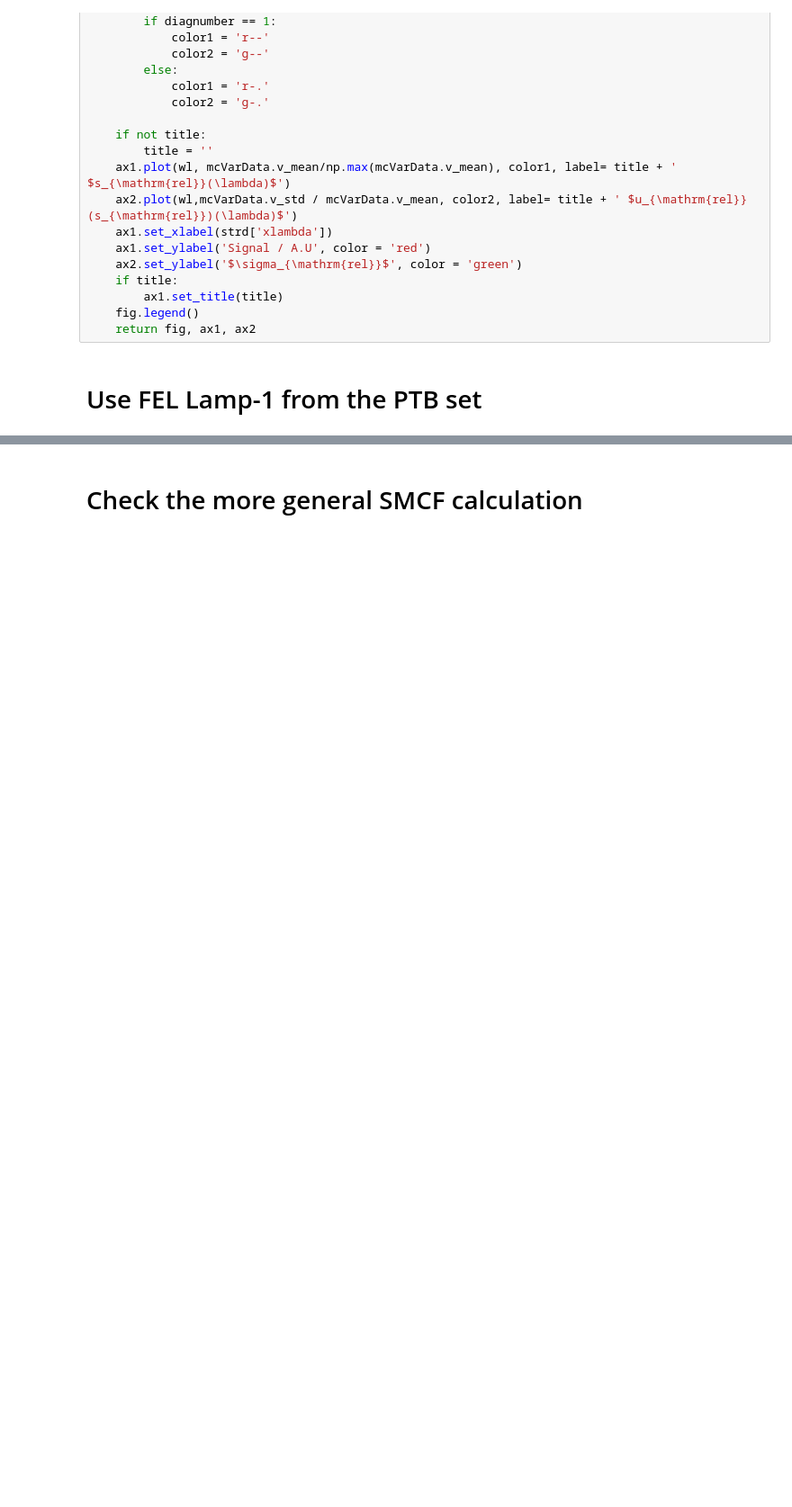
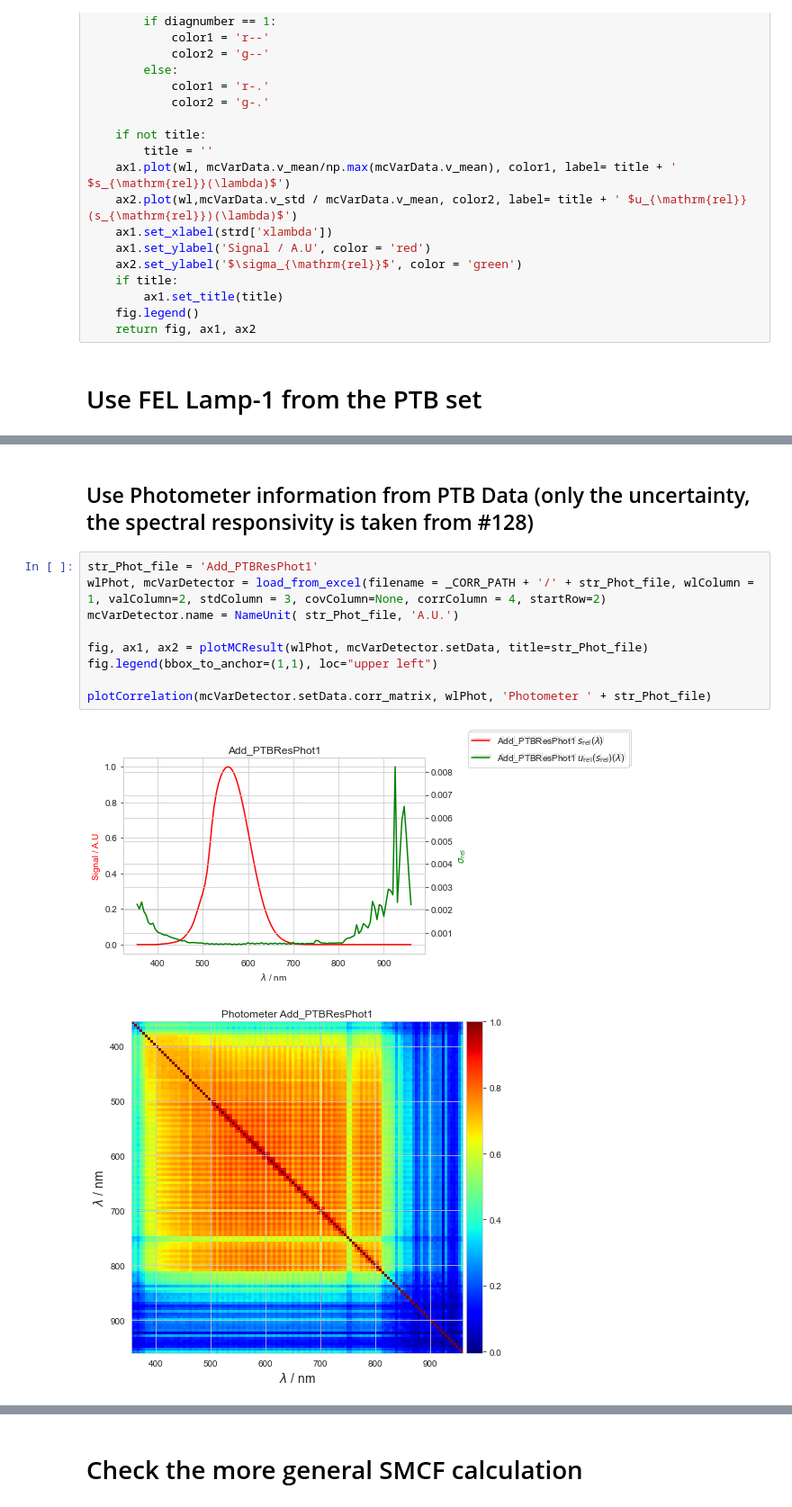
Before and after one commit to empir19nrm02/empir19nrm02, a Jupyter notebook: empir19nrm02/Jupyter/NewRad2023.ipynb, the cells around one changed output, grey strips where cells are left out. Shown at 90% size. Drawn from its saved outputs; the diff is of its cells as text; blank space fills up the shorter version.

```diff
--- a/empir19nrm02/Jupyter/NewRad2023.ipynb
+++ b/empir19nrm02/Jupyter/NewRad2023.ipynb
@@ -192,0 +222,14 @@ plotCorrelation(mcVectorVarFEL.setData.corr_matrix, wlFEL, str_file)
+# %% [markdown]
+## Use Photometer information from PTB Data (only the uncertainty, the spectral responsivity is taken from #128)
+# %%
+str_Phot_file = 'Add_PTBResPhot1'
+wlPhot, mcVarDetector = load_from_excel(filename = _CORR_PATH + '/' + str_Phot_file, wlColumn = 1, valColumn=2, stdColumn = 3, covColumn=None, corrColumn = 4, startRow=2)
+mcVarDetector.name = NameUnit( str_Phot_file, 'A.U.')
+
+fig, ax1, ax2 = plotMCResult(wlPhot, mcVarDetector.setData, title=str_Phot_file)
+fig.legend(bbox_to_anchor=(1,1), loc="upper left")
+
+plotCorrelation(mcVarDetector.setData.corr_matrix, wlPhot, 'Photometer ' + str_Phot_file)
+# %% [output]
+[figure, added]
+[figure, added]
```
Also changed, not shown: parts of 22 cells of this notebook, 2 other files.
